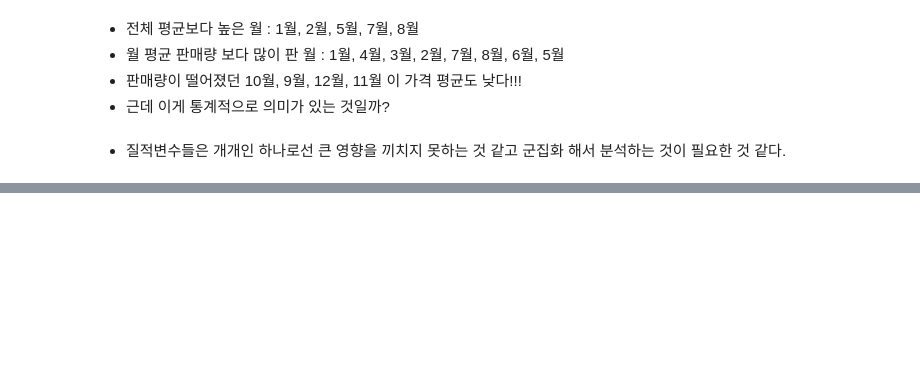
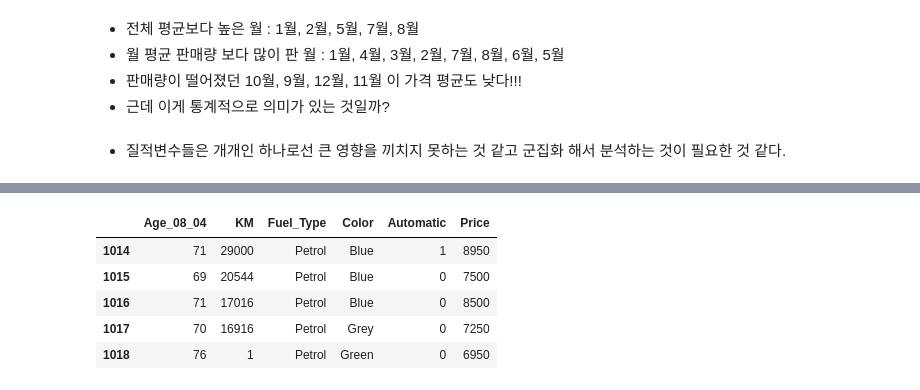
Before and after one commit to yanggyu17/regression_study_toyota_corolla, a Jupyter notebook: train_y2.ipynb, the cells around one changed output, grey strips where cells are left out. Saved outputs shown, nothing was run; the diff lists cells and outputs as text; code cells hidden in the pictures; blank space fills up the shorter version.

```diff
--- a/train_y2.ipynb
+++ b/train_y2.ipynb
@@ -311,0 +388,11 @@ Name: Mfg_Month, dtype: int64
+# %%
+feature_sel = ['Age_08_04', 'KM', 'Fuel_Type', 'Color', 'Automatic', 'Price']
+df = train_df[feature_sel]
+df.tail()
+# %% [output]
+|  | Age_08_04 | KM | Fuel_Type | Color | Automatic | Price |
+| 1014 | 71 | 29000 | Petrol | Blue | 1 | 8950 |
+| 1015 | 69 | 20544 | Petrol | Blue | 0 | 7500 |
+| 1016 | 71 | 17016 | Petrol | Blue | 0 | 8500 |
+| 1017 | 70 | 16916 | Petrol | Grey | 0 | 7250 |
+| 1018 | 76 | 1 | Petrol | Green | 0 | 6950 |
```
Also changed, not shown: parts of 15 cells of this notebook, 12 other files.
